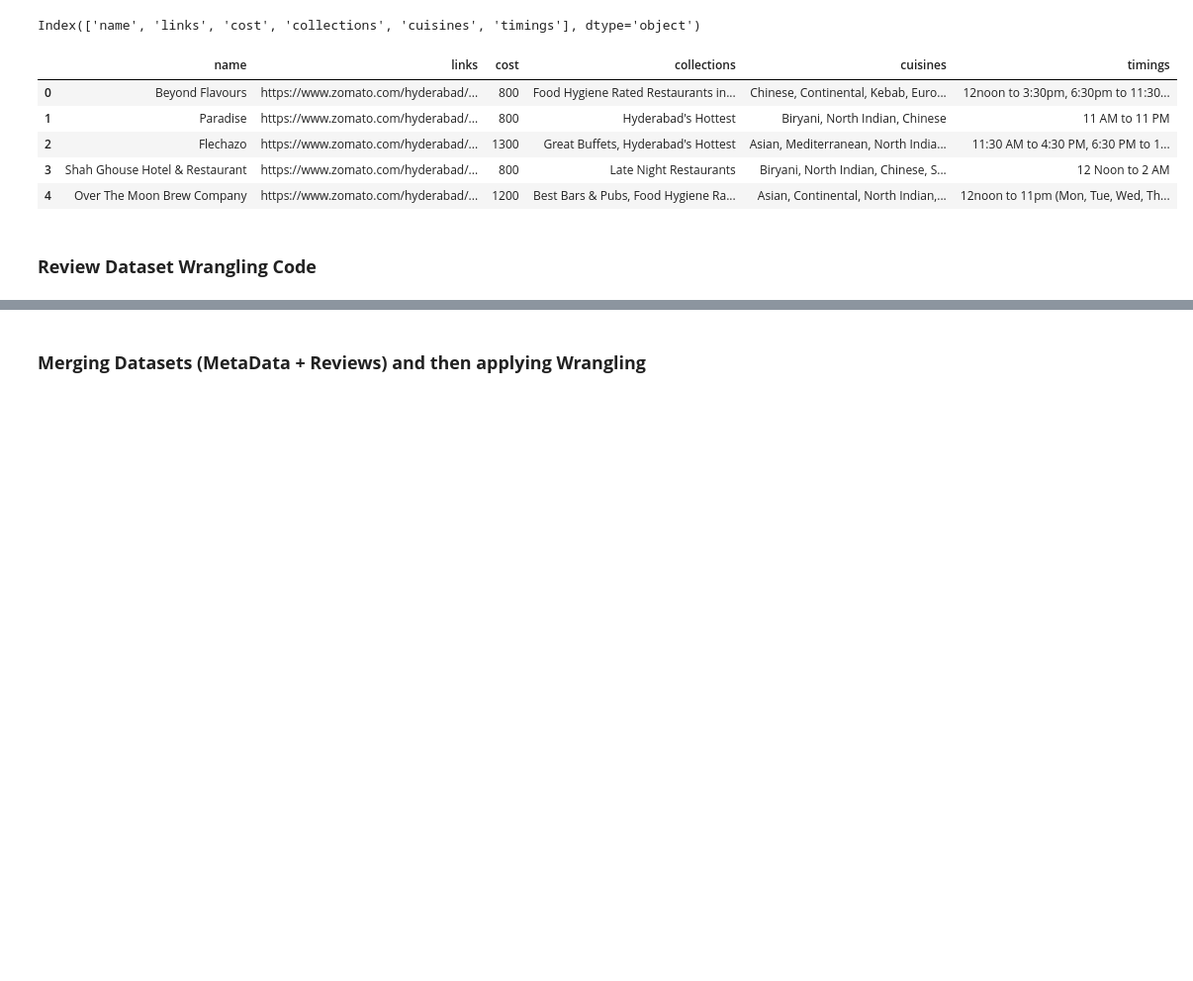
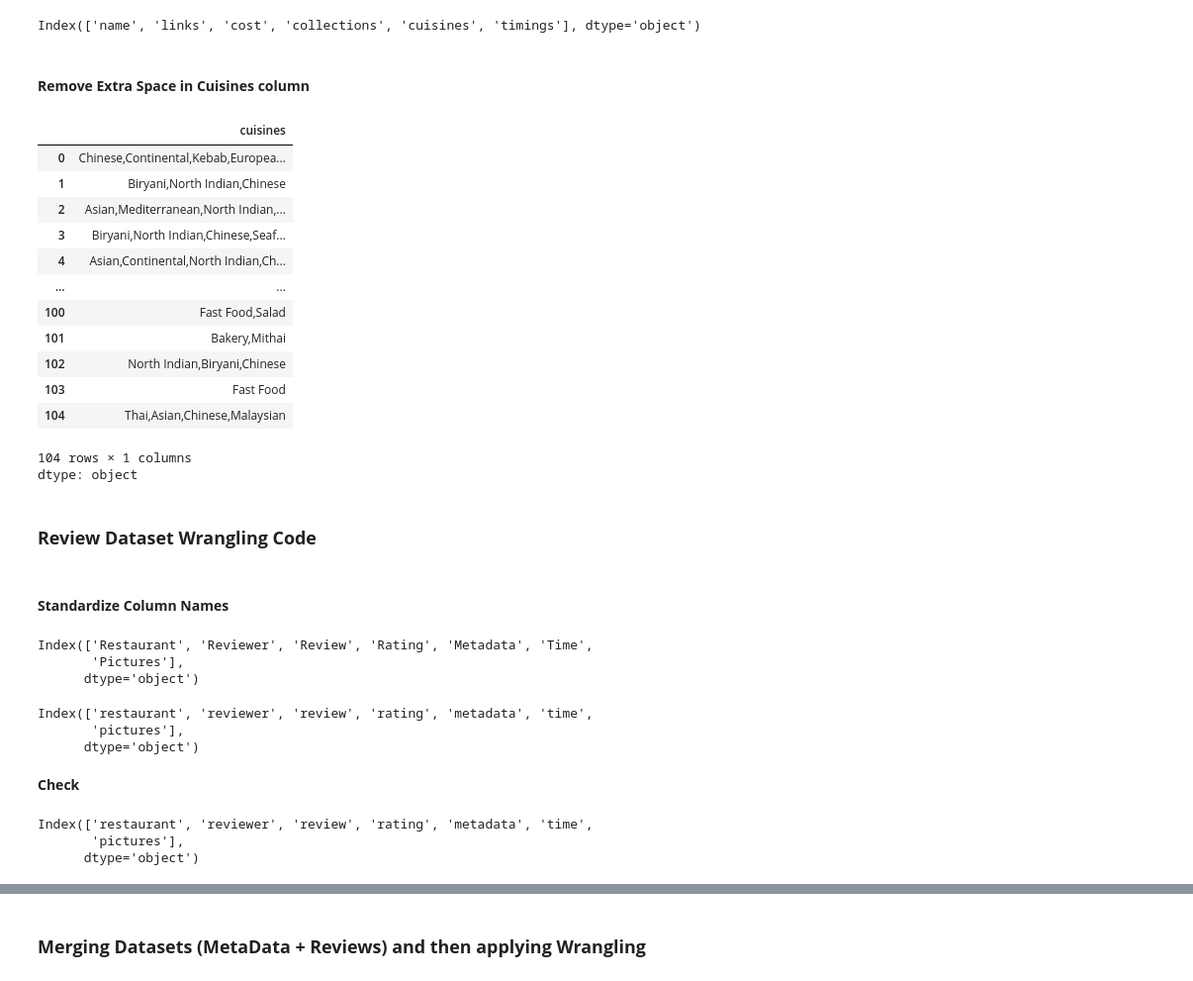
Before and after one commit to Sagarjain93/Machine-Learning-Portfolio, a Jupyter notebook: 03_ML_Practice/Zomato_Restaurant_Clustering/notebook/Sagar_jain_Capstone_Project_Zomato_Restaurant_Clustering.ipynb, the cells around one changed output, grey strips where cells are left out. Shown at 99% size. Cells and saved outputs as stored; diff of their text form; code cells hidden in the pictures; blank space fills up the shorter version.

```diff
--- a/03_ML_Practice/Zomato_Restaurant_Clustering/notebook/Sagar_jain_Capstone_Project_Zomato_Restaurant_Clustering.ipynb
+++ b/03_ML_Practice/Zomato_Restaurant_Clustering/notebook/Sagar_jain_Capstone_Project_Zomato_Restaurant_Clustering.ipynb
@@ -671,12 +671,22 @@ Index(['name', 'links', 'cost', 'collections', 'cuisines', 'timings'], dtype='ob
 metadata_df.columns
 # %% [output]
 Index(['name', 'links', 'cost', 'collections', 'cuisines', 'timings'], dtype='object')
+# %% [markdown]
+#### **Remove Extra Space in Cuisines column**
 # %%
-metadata_df.head()
+metadata_df['cuisines']
 # %% [output]
-|  | name | links | cost | collections | cuisines | timings |
-| 0 | Beyond Flavours | https://www.zomato.com/hyderabad/... | 800 | Food Hygiene Rated Restaurants in... | Chinese, Continental, Kebab, Euro... | 12noon to 3:30pm, 6:30pm to 11:30... |
-| 1 | Paradise | https://www.zomato.com/hyderabad/... | 800 | Hyderabad's Hottest | Biryani, North Indian, Chinese | 11 AM to 11 PM |
-| 2 | Flechazo | https://www.zomato.com/hyderabad/... | 1300 | Great Buffets, Hyderabad's Hottest | Asian, Mediterranean, North India... | 11:30 AM to 4:30 PM, 6:30 PM to 1... |
-| 3 | Shah Ghouse Hotel & Restaurant | https://www.zomato.com/hyderabad/... | 800 | Late Night Restaurants | Biryani, North Indian, Chinese, S... | 12 Noon to 2 AM |
-| 4 | Over The Moon Brew Company | https://www.zomato.com/hyderabad/... | 1200 | Best Bars & Pubs, Food Hygiene Ra... | Asian, Continental, North Indian,... | 12noon to 11pm (Mon, Tue, Wed, Th... |
+|  | cuisines |
+| 0 | Chinese,Continental,Kebab,Europea... |
+| 1 | Biryani,North Indian,Chinese |
+| 2 | Asian,Mediterranean,North Indian,... |
+| 3 | Biryani,North Indian,Chinese,Seaf... |
+| 4 | Asian,Continental,North Indian,Ch... |
+| ... | ... |
+| 100 | Fast Food,Salad |
+| 101 | Bakery,Mithai |
+| 102 | North Indian,Biryani,Chinese |
+| 103 | Fast Food |
+| 104 | Thai,Asian,Chinese,Malaysian |
+104 rows × 1 columns
+dtype: object
@@ -686,0 +701,29 @@ metadata_df.head()
+# %% [markdown]
+#### **Standardize Column Names**
+# %%
+reviews_df.columns
+# %% [output]
+Index(['Restaurant', 'Reviewer', 'Review', 'Rating', 'Metadata', 'Time',
+       'Pictures'],
+      dtype='object')
+# %%
+#standardizing all the columns in review_df dataset
+reviews_df.columns = (
+    reviews_df.columns
+    .str.lower()
+    .str.strip()
+    .str.replace(" ", "_")
+)
+# %% [output]
+Index(['restaurant', 'reviewer', 'review', 'rating', 'metadata', 'time',
+       'pictures'],
+      dtype='object')
+# %% [markdown]
+**Check**
+# %%
+#checking after standardization of review_df dataset
+reviews_df.columns
+# %% [output]
+Index(['restaurant', 'reviewer', 'review', 'rating', 'metadata', 'time',
+       'pictures'],
+      dtype='object')
```
Also changed, not shown: parts of 32 cells of this notebook.
